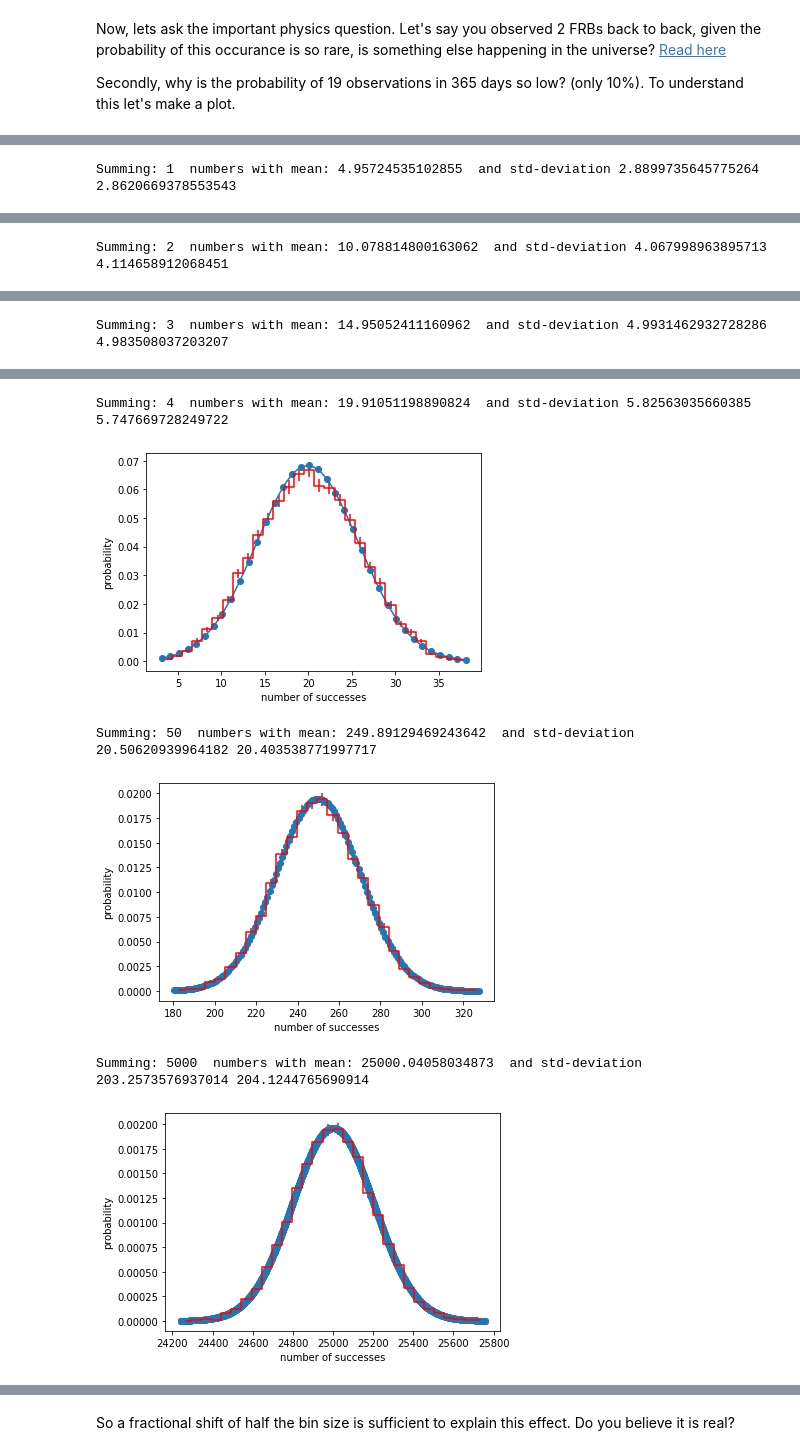
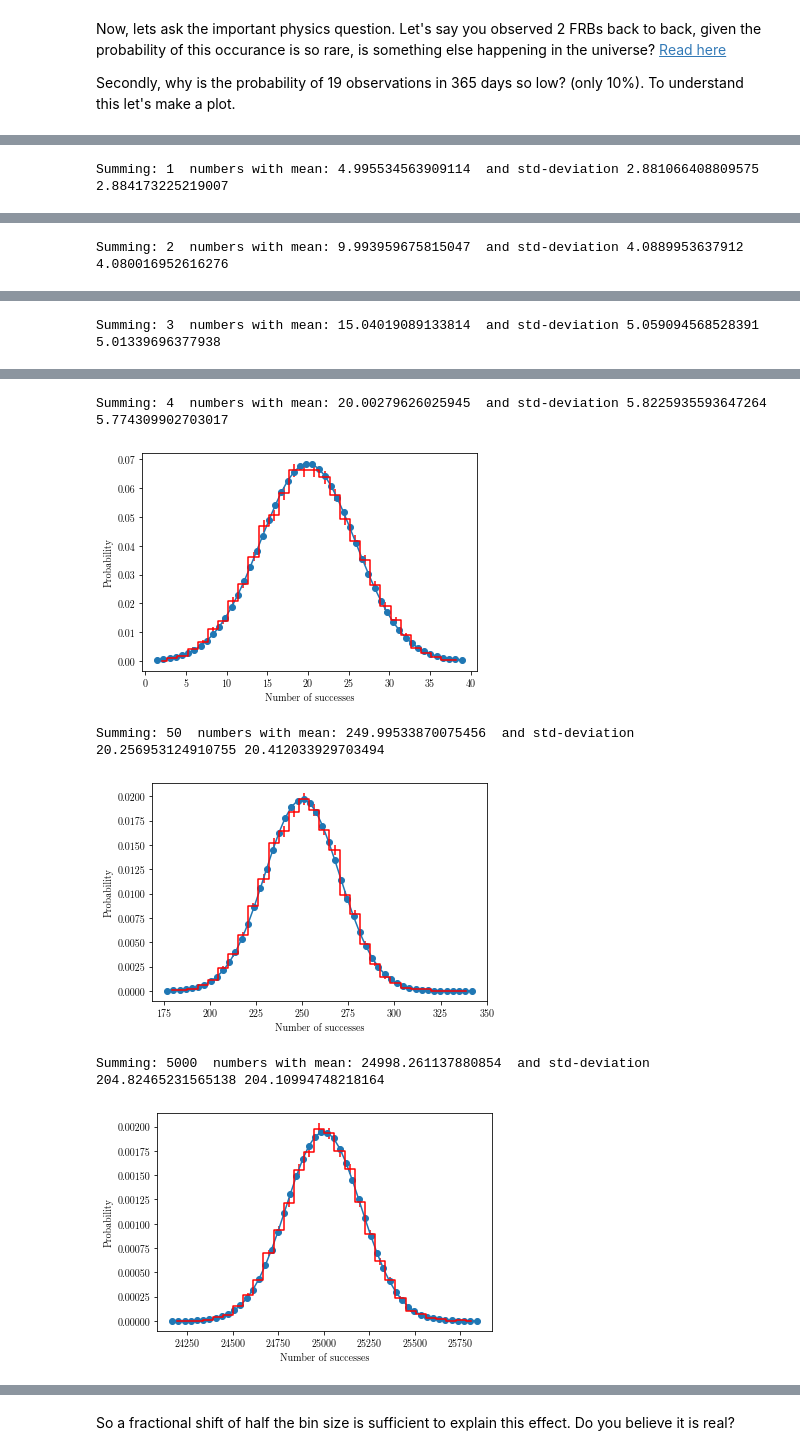
Before and after one commit to violatingcp/MIT_8.S50, a Jupyter notebook: Lecture2/Lecture_02_v1.ipynb, the cells around one changed output, grey strips where cells are left out. Drawn from its saved outputs; the diff is of its cells as text; code cells hidden in the pictures.

```diff
--- a/Lecture2/Lecture_02_v1.ipynb
+++ b/Lecture2/Lecture_02_v1.ipynb
@@ -481,11 +537,11 @@ def plotSum(iN):
         pToy = np.random.uniform(0,10,iN)
         sums = np.append(sums,pToy.sum())
     binrange=normhist(sums)
-    k=np.arange(binrange[0],binrange[-1])
+    k=np.linspace(binrange[0],binrange[-1], 50)
     normal=stats.norm.pdf(k,sums.mean(),sums.std())
     plt.plot(k,normal,'o-')
-    plt.xlabel("number of successes")
-    plt.ylabel("probability")
+    plt.xlabel("Number of successes")
+    plt.ylabel("Probability")
     print("Summing:",iN," numbers with mean:",sums.mean()," and std-deviation",sums.std(),sums.mean()/math.sqrt(3*iN))
     plt.show()
 
@@ -496,4 +552,4 @@ plotSum(4)
 plotSum(50)
 plotSum(5000)
 # %% [output]
-Summing: 1  numbers with mean: 4.95724535102855  and std-deviation 2.8899735645775264 2.8620669378553543
+Summing: 1  numbers with mean: 4.995534563909114  and std-deviation 2.881066408809575 2.884173225219007
@@ -501 +557 @@ Summing: 1  numbers with mean: 4.95724535102855  and std-deviation 2.88997356457
-Summing: 2  numbers with mean: 10.078814800163062  and std-deviation 4.067998963895713 4.114658912068451
+Summing: 2  numbers with mean: 9.993959675815047  and std-deviation 4.0889953637912 4.080016952616276
@@ -503 +559 @@ Summing: 2  numbers with mean: 10.078814800163062  and std-deviation 4.067998963
-Summing: 3  numbers with mean: 14.95052411160962  and std-deviation 4.9931462932728286 4.983508037203207
+Summing: 3  numbers with mean: 15.04019089133814  and std-deviation 5.059094568528391 5.01339696377938
@@ -505,6 +561,6 @@ Summing: 3  numbers with mean: 14.95052411160962  and std-deviation 4.9931462932
-Summing: 4  numbers with mean: 19.91051198890824  and std-deviation 5.82563035660385 5.747669728249722
+Summing: 4  numbers with mean: 20.00279626025945  and std-deviation 5.8225935593647264 5.774309902703017
-[figure, old version]
+[figure, new version]
-Summing: 50  numbers with mean: 249.89129469243642  and std-deviation 20.50620939964182 20.403538771997717
+Summing: 50  numbers with mean: 249.99533870075456  and std-deviation 20.256953124910755 20.412033929703494
-[figure, old version]
+[figure, new version]
-Summing: 5000  numbers with mean: 25000.04058034873  and std-deviation 203.2573576937014 204.1244765690914
+Summing: 5000  numbers with mean: 24998.261137880854  and std-deviation 204.82465231565138 204.10994748218164
-[figure, old version]
+[figure, new version]
```
Also changed, not shown: parts of 40 cells of this notebook.
